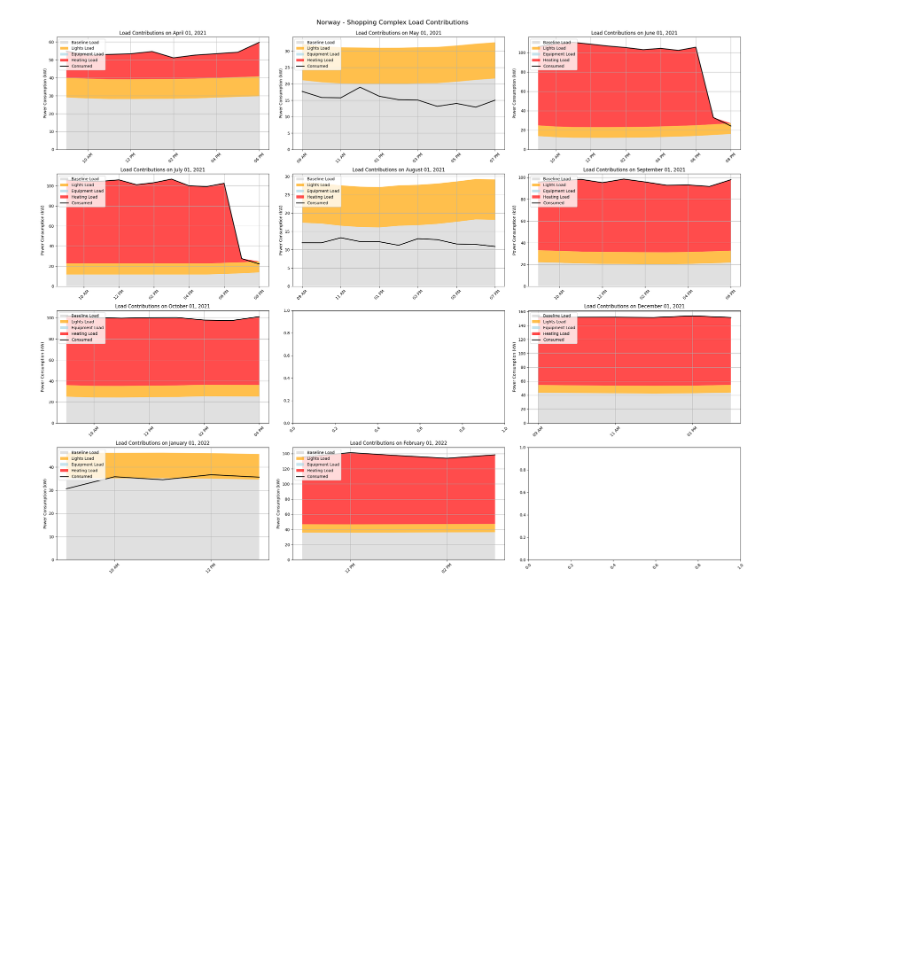
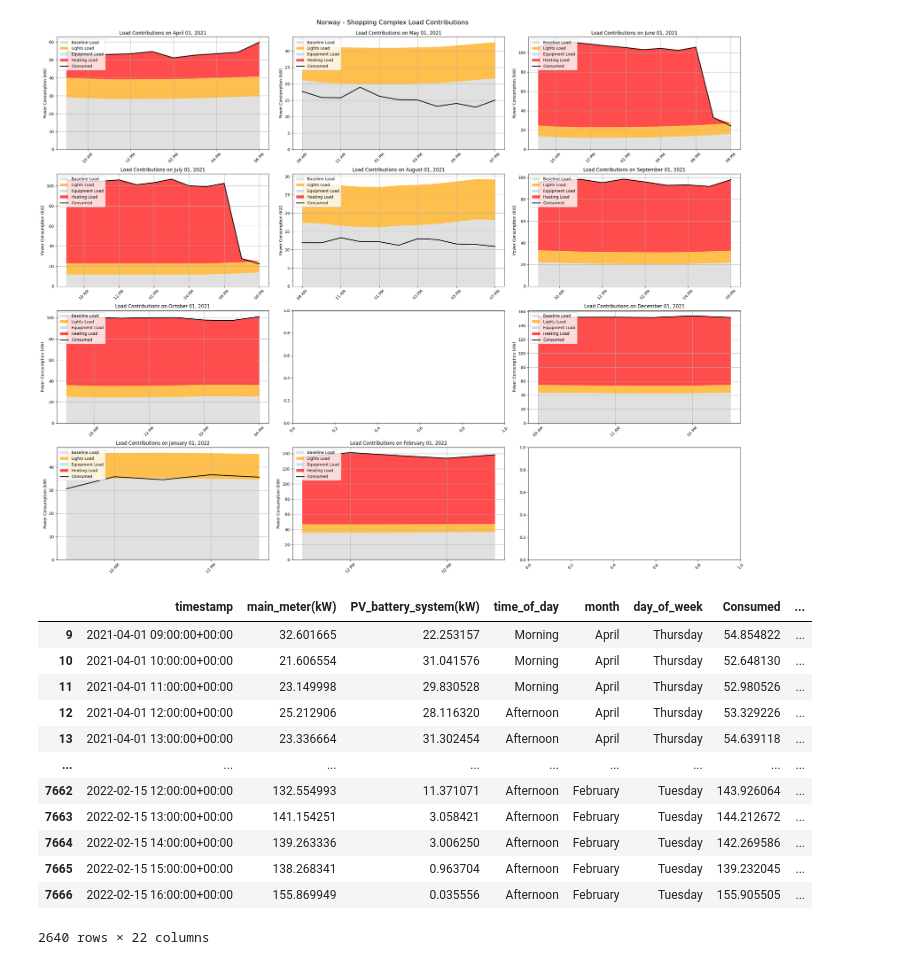
Before and after one commit to tenseisoham/payday, a Jupyter notebook: code/eda_nor_L06_B01.ipynb, the cells around one changed output. Drawn from its saved outputs; the diff is of its cells as text; code cells hidden in the pictures; blank space fills up the shorter version.

Commit message:
add norway complete with graphs and heating component

```diff
--- a/code/eda_nor_L06_B01.ipynb
+++ b/code/eda_nor_L06_B01.ipynb
@@ -379,3 +379,38 @@ plt.subplots_adjust(top=0.95)
 plt.show()
 # %% [output]
 [figure]
+# %%
+import pandas as pd
+
+# Ensure columns are numeric and handle any invalid data
+numeric_columns = ['Consumed', 'adjusted_baseline', 'expected_lights_kw', 'expected_equipment_kw', 'heating_kw']
+df_office_hours[numeric_columns] = df_office_hours[numeric_columns].apply(pd.to_numeric, errors='coerce')
+
+# Drop rows with NaN values
+df_office_hours = df_office_hours.dropna(subset=numeric_columns)
+
+# Apply the heating adjustment logic for each row in the dataframe
+df_office_hours['heating_kw'] = df_office_hours.apply(
+    lambda row: max(0, row['Consumed'] - row['adjusted_baseline'] - row['expected_lights_kw'] - row['expected_equipment_kw'])
+                if row['adjusted_baseline'] + row['expected_lights_kw'] <= row['Consumed']
+                else 0,
+    axis=1
+)
+
+# Now df_office_hours['heating_kw'] contains the heating component for each row
+# %%
+df_office_hours
+# %% [output]
+|  | timestamp | main_meter(kW) | PV_battery_system(kW) | time_of_day | month | day_of_week | Consumed | ... |
+| 9 | 2021-04-01 09:00:00+00:00 | 32.601665 | 22.253157 | Morning | April | Thursday | 54.854822 | ... |
+| 10 | 2021-04-01 10:00:00+00:00 | 21.606554 | 31.041576 | Morning | April | Thursday | 52.648130 | ... |
+| 11 | 2021-04-01 11:00:00+00:00 | 23.149998 | 29.830528 | Morning | April | Thursday | 52.980526 | ... |
+| 12 | 2021-04-01 12:00:00+00:00 | 25.212906 | 28.116320 | Afternoon | April | Thursday | 53.329226 | ... |
+| 13 | 2021-04-01 13:00:00+00:00 | 23.336664 | 31.302454 | Afternoon | April | Thursday | 54.639118 | ... |
+| ... | ... | ... | ... | ... | ... | ... | ... | ... |
+| 7662 | 2022-02-15 12:00:00+00:00 | 132.554993 | 11.371071 | Afternoon | February | Tuesday | 143.926064 | ... |
+| 7663 | 2022-02-15 13:00:00+00:00 | 141.154251 | 3.058421 | Afternoon | February | Tuesday | 144.212672 | ... |
+| 7664 | 2022-02-15 14:00:00+00:00 | 139.263336 | 3.006250 | Afternoon | February | Tuesday | 142.269586 | ... |
+| 7665 | 2022-02-15 15:00:00+00:00 | 138.268341 | 0.963704 | Afternoon | February | Tuesday | 139.232045 | ... |
+| 7666 | 2022-02-15 16:00:00+00:00 | 155.869949 | 0.035556 | Afternoon | February | Tuesday | 155.905505 | ... |
+2640 rows × 22 columns
```
